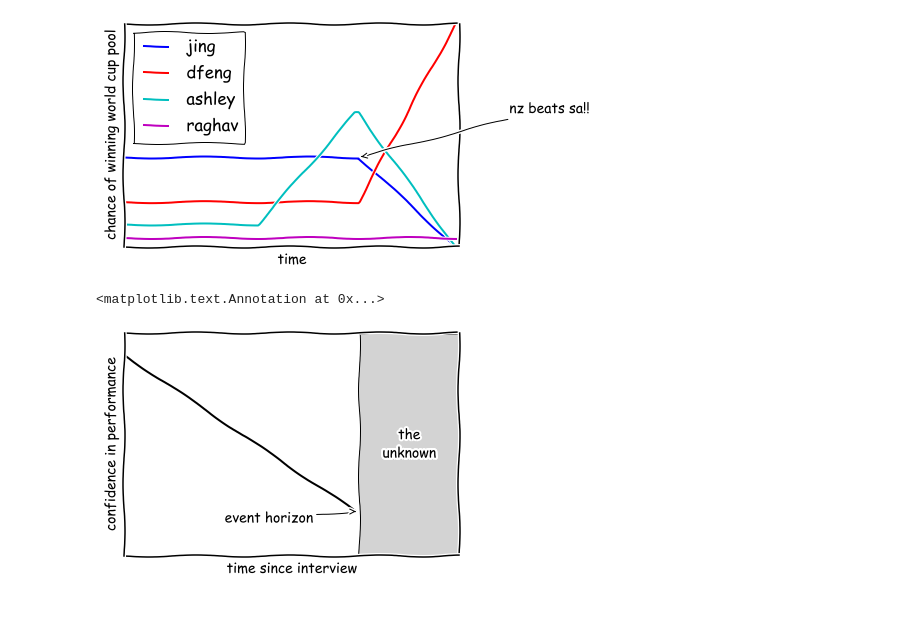
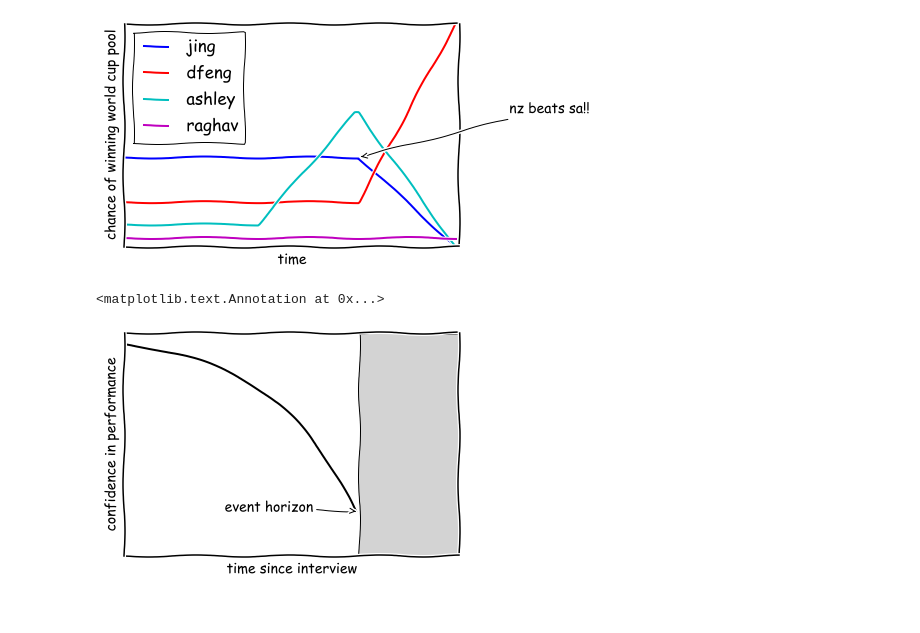
Before and after one commit to selwyth/plots, a Jupyter notebook: xkcd/xkcd.ipynb, the cells around one changed output. Drawn from its saved outputs; the diff is of its cells as text; code cells hidden in the pictures.

Commit message:
curved conf line based on feedback

```diff
--- a/xkcd/xkcd.ipynb
+++ b/xkcd/xkcd.ipynb
@@ -42,31 +42,31 @@ plt.legend(loc = 'best')
 # %%
 %matplotlib inline
 from matplotlib import pyplot as plt
 import numpy as np
 
 plt.xkcd()
 
 fig = plt.figure()
-data = np.linspace(.9,.2,70)
+data = -np.exp2(np.linspace(0,4,70))
 
 # plt.annotate(
 #     'nz beats sa!!',
 #     xy=(70, 1), arrowprops=dict(arrowstyle='->'), xytext=(115, 1.5))
 
 plt.plot(data, c = 'black')
 
 plt.xlabel('time since interview')
 plt.ylabel('confidence in performance')
 plt.xticks([])
 plt.yticks([])
-plt.ylim([0,1])
+plt.ylim([-20,0])
 plt.xlim([0,100])
 
-plt.annotate('event horizon', xy=(70,.2), xytext=(30,.15), arrowprops=dict(arrowstyle='->'))
+plt.annotate('event horizon', xy=(70,-16), xytext=(30,-16), arrowprops=dict(arrowstyle='->'))
 
 from matplotlib.patches import Rectangle
-plt.gca().add_patch(Rectangle((85-15, .5-.5), 30, 1, facecolor='lightgrey'))
+plt.gca().add_patch(Rectangle((85-15, -16-4), 30, 20, facecolor='lightgrey'))
 plt.annotate('the\nunknown', xy=(85,.5), xytext=(85,.5), ha='center', va = 'center')
 # %% [output]
 <matplotlib.text.Annotation at 0x...>
-[figure, old version]
+[figure, new version]
```
